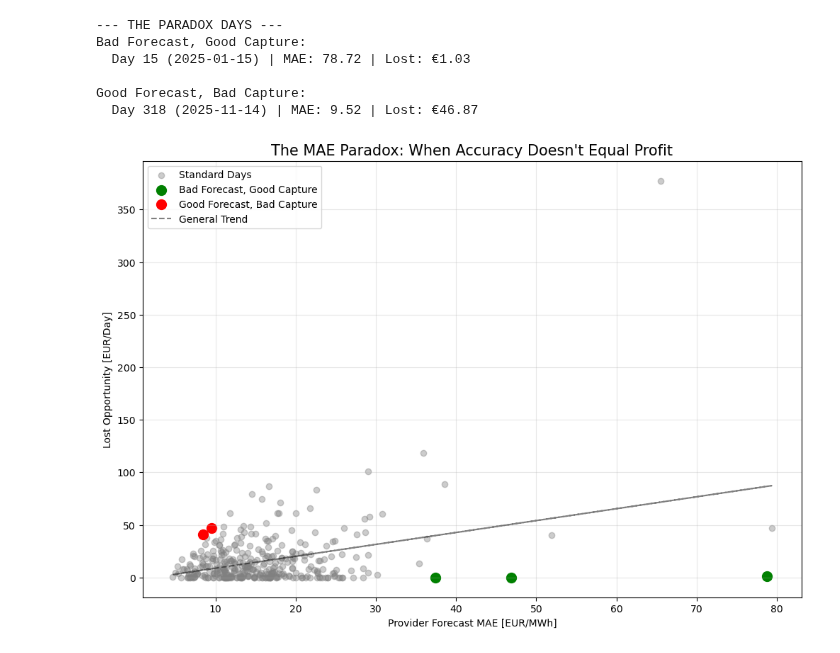
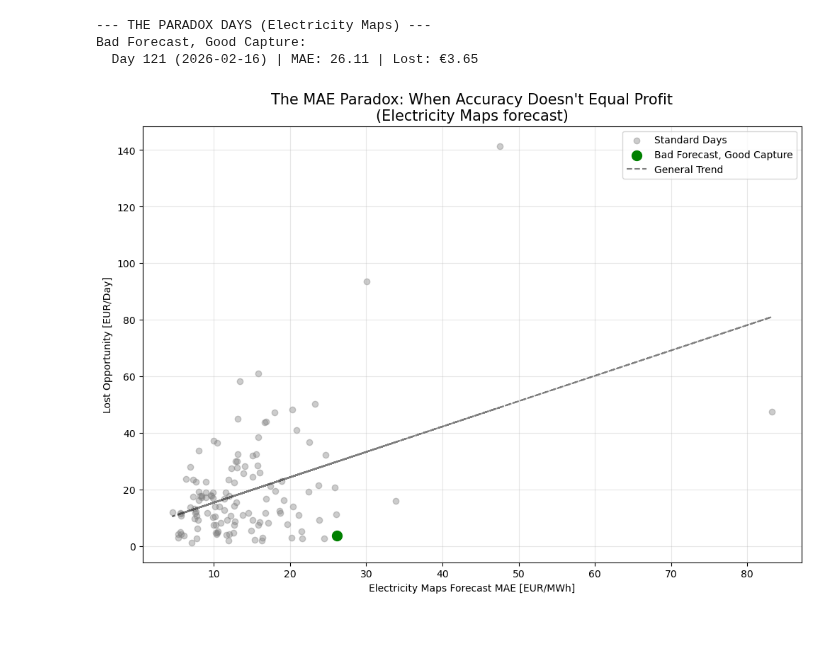
Before and after one commit to Flexup-energy/CastValue, a Jupyter notebook: DAA_DE_LU_Bench.ipynb, the cells around one changed output. Saved outputs shown, nothing was run; the diff lists cells and outputs as text; code cells hidden in the pictures.

```diff
--- a/DAA_DE_LU_Bench.ipynb
+++ b/DAA_DE_LU_Bench.ipynb
@@ -257,7 +220,7 @@ import numpy as np
 import matplotlib.pyplot as plt
 import pandas as pd
 
-# 1. Calculate Daily MAE and Lost Opportunity
+# 1. Calculate Daily MAE and Lost Opportunity (using Electricity Maps as reference provider)
 correlation_analysis = []
 
 for d in range(1, num_days + 1):
@@ -265,78 +228,73 @@ for d in range(1, num_days + 1):
     if day_data.empty:
         continue
 
-    actuals = day_data['daa_actuals'].values
-    prov_f = day_data['daa_provider_forecast'].values
-    date = day_data['timestamp_utc'].iloc[0].date()
+    actuals  = day_data['daa_actuals'].values
+    em_f     = day_data['daa_em_forecast'].values
+    date     = day_data['timestamp_utc'].iloc[0].date()
 
-    # Calculate MAE for the day
-    mae = np.mean(np.abs(prov_f - actuals))
+    mae = np.mean(np.abs(em_f - actuals))
 
-    # Calculate Margins
-    perf_margin = daily_margins_tracking["Perfect"][d-1]
-    prov_margin = daily_margins_tracking["Provider"][d-1]
-    lost_opp = perf_margin - prov_margin
+    perf_margin = daily_margins_tracking["Perfect"][d - 1]
+    em_margin_d = daily_margins_tracking["Electricity Maps"][d - 1]
+    lost_opp    = perf_margin - em_margin_d
 
     correlation_analysis.append({
-        "day_index": d,
-        "date": date,
-        "mae": mae,
+        "day_index":        d,
+        "date":             date,
+        "mae":              mae,
         "lost_opportunity": lost_opp,
-        "perf_margin": perf_margin
+        "perf_margin":      perf_margin,
     })
 
 corr_df = pd.DataFrame(correlation_analysis)
 
 # 2. Identify the Paradox Days
-# Bad Forecast, Good Capture: High MAE but 0 Lost Opp (perfect capture despite bad prices)
-# Good Forecast, Bad Capture: Low MAE but High Lost Opp (bad timing despite good prices)
-
-high_mae_no_missed = corr_df[(corr_df['lost_opportunity'] <= corr_df['lost_opportunity'].quantile(0.25)) &
-                             (corr_df['mae'] > corr_df['mae'].quantile(0.95))]
-
-low_mae_high_missed = corr_df[(corr_df['mae'] < corr_df['mae'].quantile(0.25)) &
-                              (corr_df['lost_opportunity'] > corr_df['lost_opportunity'].quantile(0.90))]
+high_mae_no_missed = corr_df[
+    (corr_df['lost_opportunity'] <= corr_df['lost_opportunity'].quantile(0.25)) &
+    (corr_df['mae'] > corr_df['mae'].quantile(0.95))
+]
+low_mae_high_missed = corr_df[
+    (corr_df['mae'] < corr_df['mae'].quantile(0.25)) &
+    (corr_df['lost_opportunity'] > corr_df['lost_opportunity'].quantile(0.90))
+]
 
 # 3. Print Results
-print("--- THE PARADOX DAYS ---")
+print("--- THE PARADOX DAYS (Electricity Maps) ---")
 if not high_mae_no_missed.empty:
-    best_high_mae = high_mae_no_missed.sort_values('mae', ascending=False).iloc[0]
+    best = high_mae_no_missed.sort_values('mae', ascending=False).iloc[0]
     print(f"Bad Forecast, Good Capture:")
-    print(f"  Day {best_high_mae['day_index']} ({best_high_mae['date']}) | MAE: {best_high_mae['mae']:.2f} | Lost: €{best_high_mae['lost_opportunity']:.2f}\n")
+    print(f"  Day {best['day_index']} ({best['date']}) | MAE: {best['mae']:.2f} | Lost: €{best['lost_opportunity']:.2f}\n")
 
 if not low_mae_high_missed.empty:
-    worst_low_mae = low_mae_high_missed.sort_values('lost_opportunity', ascending=False).iloc[0]
+    worst = low_mae_high_missed.sort_values('lost_opportunity', ascending=False).iloc[0]
     print(f"Good Forecast, Bad Capture:")
-    print(f"  Day {worst_low_mae['day_index']} ({worst_low_mae['date']}) | MAE: {worst_low_mae['mae']:.2f} | Lost: €{worst_low_mae['lost_opportunity']:.2f}")
+    print(f"  Day {worst['day_index']} ({worst['date']}) | MAE: {worst['mae']:.2f} | Lost: €{worst['lost_opportunity']:.2f}")
 
 # 4. Plotting
 plt.figure(figsize=(12, 8))
 plt.scatter(corr_df['mae'], corr_df['lost_opportunity'], alpha=0.4, color='gray', label='Standard Days')
 
-# Highlight Paradoxes
 if not high_mae_no_missed.empty:
-    plt.scatter(high_mae_no_missed['mae'], high_mae_no_missed['lost_opportunity'], color='green', s=100, label='Bad Forecast, Good Capture')
+    plt.scatter(high_mae_no_missed['mae'], high_mae_no_missed['lost_opportunity'],
+                color='green', s=100, label='Bad Forecast, Good Capture')
 if not low_mae_high_missed.empty:
-    plt.scatter(low_mae_high_missed['mae'], low_mae_high_missed['lost_opportunity'], color='red', s=100, label='Good Forecast, Bad Capture')
+    plt.scatter(low_mae_high_missed['mae'], low_mae_high_missed['lost_opportunity'],
+                color='red', s=100, label='Good Forecast, Bad Capture')
 
-# Add Trend Line
 m, b = np.polyfit(corr_df['mae'], corr_df['lost_opportunity'], 1)
-plt.plot(corr_df['mae'], m*corr_df['mae'] + b, color='black', linestyle='--', alpha=0.5, label='General Trend')
+plt.plot(corr_df['mae'], m * corr_df['mae'] + b, color='black', linestyle='--', alpha=0.5, label='General Trend')
 
-plt.title("The MAE Paradox: When Accuracy Doesn't Equal Profit", fontsize=15)
-plt.xlabel("Provider Forecast MAE [EUR/MWh]")
+plt.title("The MAE Paradox: When Accuracy Doesn't Equal Profit\n(Electricity Maps forecast)", fontsize=15)
+plt.xlabel("Electricity Maps Forecast MAE [EUR/MWh]")
 plt.ylabel("Lost Opportunity [EUR/Day]")
 plt.legend()
 plt.grid(True, alpha=0.3)
 plt.show()
 # %% [output]
---- THE PARADOX DAYS ---
+--- THE PARADOX DAYS (Electricity Maps) ---
 Bad Forecast, Good Capture:
-  Day 15 (2025-01-15) | MAE: 78.72 | Lost: €1.03
-
-Good Forecast, Bad Capture:
-  Day 318 (2025-11-14) | MAE: 9.52 | Lost: €46.87
+  Day 121 (2026-02-16) | MAE: 26.11 | Lost: €3.65
-[figure, old version]
+[figure, new version]
 # %%
 import matplotlib.pyplot as plt
 import numpy as np
```
Also changed, not shown: parts of 3 cells of this notebook, 14 other files.
